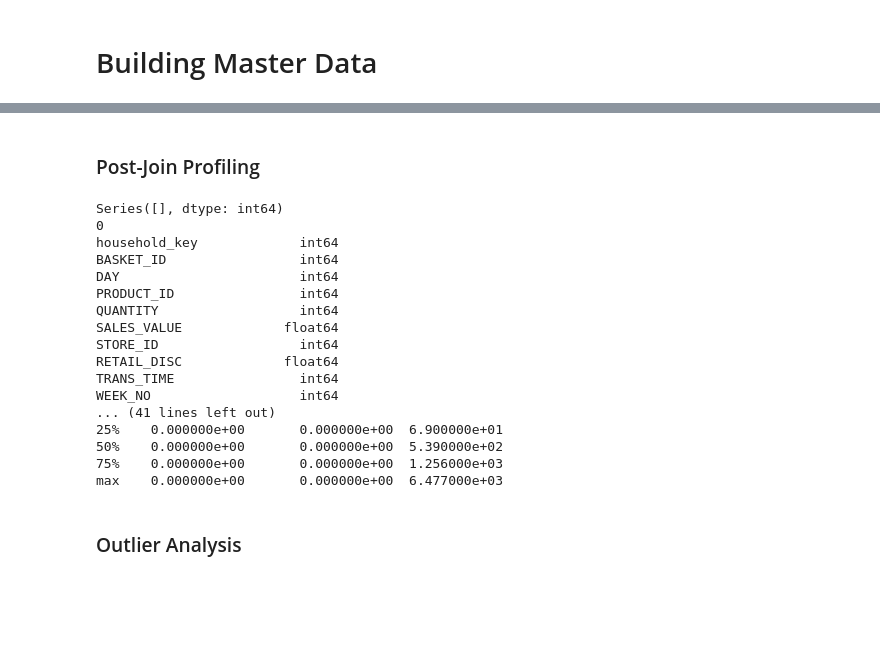
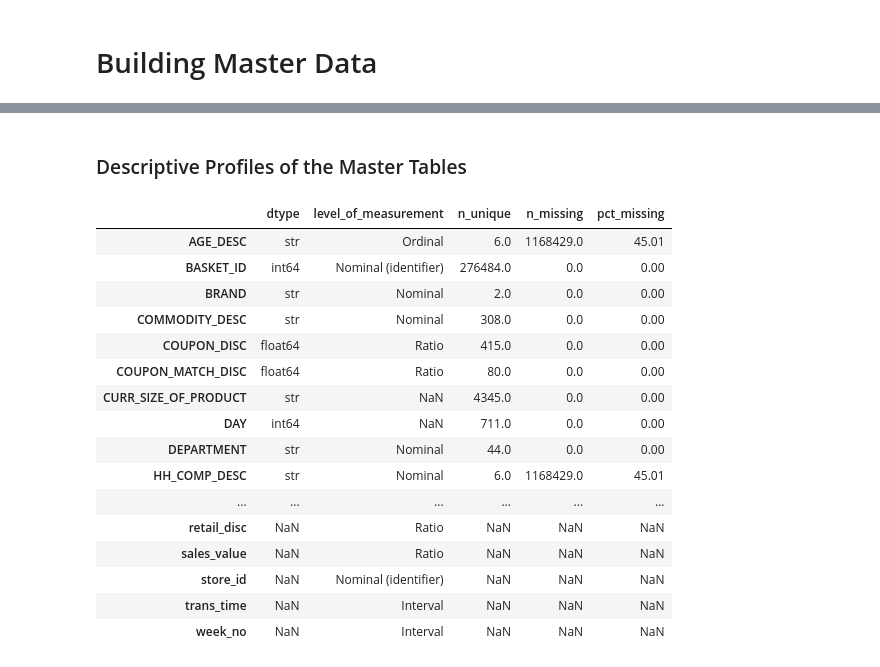
Before and after one commit to nikkeijane/DS_207_MiniProject, a Jupyter notebook: notebook.ipynb, the cells around one changed output, grey strips where cells are left out. Cells and saved outputs as stored; diff of their text form; code cells hidden in the pictures; blank space fills up the shorter version.

Commit message:
Added week 1 lecture note codes without interpretation

```diff
--- a/notebook.ipynb
+++ b/notebook.ipynb
@@ -156,31 +203,58 @@ df.head()
 # %% [markdown]
-### Post-Join Profiling
+### Descriptive Profiles of the Master Tables
 # %%
-## Missing Values After Merge
-missing = (df.isnull().sum().sort_values(ascending=False))
+level_transaction = {
+    "household_key": "Nominal (identifier)",
+    "BASKET_ID": "Nominal (identifier)",
+    "day": "Interval",
+    "product_id": "Nominal (identifier)",
+    "quantity": "Ratio",
+    "sales_value": "Ratio",
+    "store_id": "Nominal (identifier)",
+    "retail_disc": "Ratio",
+    "trans_time": "Interval",
+    "week_no": "Interval",
+    "COUPON_DISC": "Ratio",
+    "COUPON_MATCH_DISC": "Ratio",
+    "MANUFACTURER": "Nominal (identifier)",
+    "DEPARTMENT": "Nominal",
+    "BRAND": "Nominal",
+    "COMMODITY_DESC": "Nominal",
+    "SUB_COMMODITY_DESC": "Nominal",
+    "curr_size_of_product": "Nominal",
+    "AGE_DESC": "Ordinal",
+    "MARITAL_STATUS_CODE": "Nominal",
+    "INCOME_DESC": "Ordinal",
+    "HOMEOWNER_DESC": "Nominal",
+    "HH_COMP_DESC": "Nominal",
+    "HOUSEHOLD_SIZE_DESC": "Ordinal",
+    "KID_CATEGORY_DESC": "Ordinal"
+}
 
-print(missing[missing > 0])
+schema_transaction = pd.DataFrame({
+    "dtype": df_transaction.dtypes.astype(str),
+    "level_of_measurement": pd.Series(level_transaction),
+    "n_unique": df_transaction.nunique(),
+    "n_missing": df_transaction.isna().sum(),
+    "pct_missing": (df_transaction.isna().mean() * 100).round(2)
+})
 
-print(df.duplicated().sum())
-print(df.dtypes)
-print(df.describe())
+schema_transaction
 # %% [output]
-Series([], dtype: int64)
-0
-household_key             int64
-BASKET_ID                 int64
-DAY                       int64
-PRODUCT_ID                int64
-QUANTITY                  int64
-SALES_VALUE             float64
-STORE_ID                  int64
-RETAIL_DISC             float64
-TRANS_TIME                int64
-WEEK_NO                   int64
-... (41 lines left out)
-25%    0.000000e+00       0.000000e+00  6.900000e+01
-50%    0.000000e+00       0.000000e+00  5.390000e+02
-75%    0.000000e+00       0.000000e+00  1.256000e+03
-max    0.000000e+00       0.000000e+00  6.477000e+03
+|  | dtype | level_of_measurement | n_unique | n_missing | pct_missing |
+| AGE_DESC | str | Ordinal | 6.0 | 1168429.0 | 45.01 |
+| BASKET_ID | int64 | Nominal (identifier) | 276484.0 | 0.0 | 0.00 |
+| BRAND | str | Nominal | 2.0 | 0.0 | 0.00 |
+| COMMODITY_DESC | str | Nominal | 308.0 | 0.0 | 0.00 |
+| COUPON_DISC | float64 | Ratio | 415.0 | 0.0 | 0.00 |
+| COUPON_MATCH_DISC | float64 | Ratio | 80.0 | 0.0 | 0.00 |
+| CURR_SIZE_OF_PRODUCT | str | NaN | 4345.0 | 0.0 | 0.00 |
+| DAY | int64 | NaN | 711.0 | 0.0 | 0.00 |
+| DEPARTMENT | str | Nominal | 44.0 | 0.0 | 0.00 |
+| HH_COMP_DESC | str | Nominal | 6.0 | 1168429.0 | 45.01 |
+| ... | ... | ... | ... | ... | ... |
+| retail_disc | NaN | Ratio | NaN | NaN | NaN |
+| sales_value | NaN | Ratio | NaN | NaN | NaN |
+| store_id | NaN | Nominal (identifier) | NaN | NaN | NaN |
+| trans_time | NaN | Interval | NaN | NaN | NaN |
+| week_no | NaN | Interval | NaN | NaN | NaN |
-# %% [markdown]
-### Outlier Analysis
```
Also changed, not shown: parts of 17 cells of this notebook.
